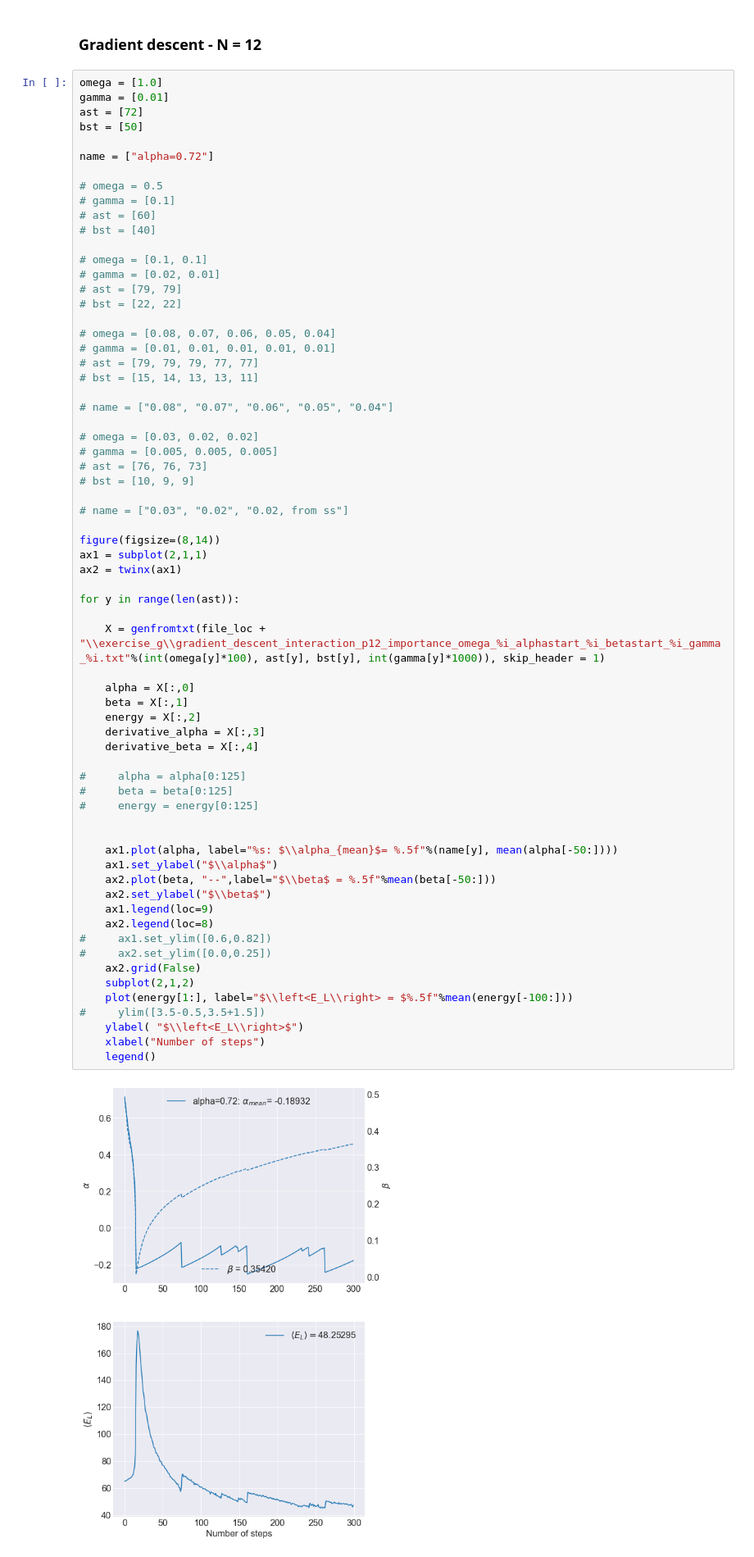
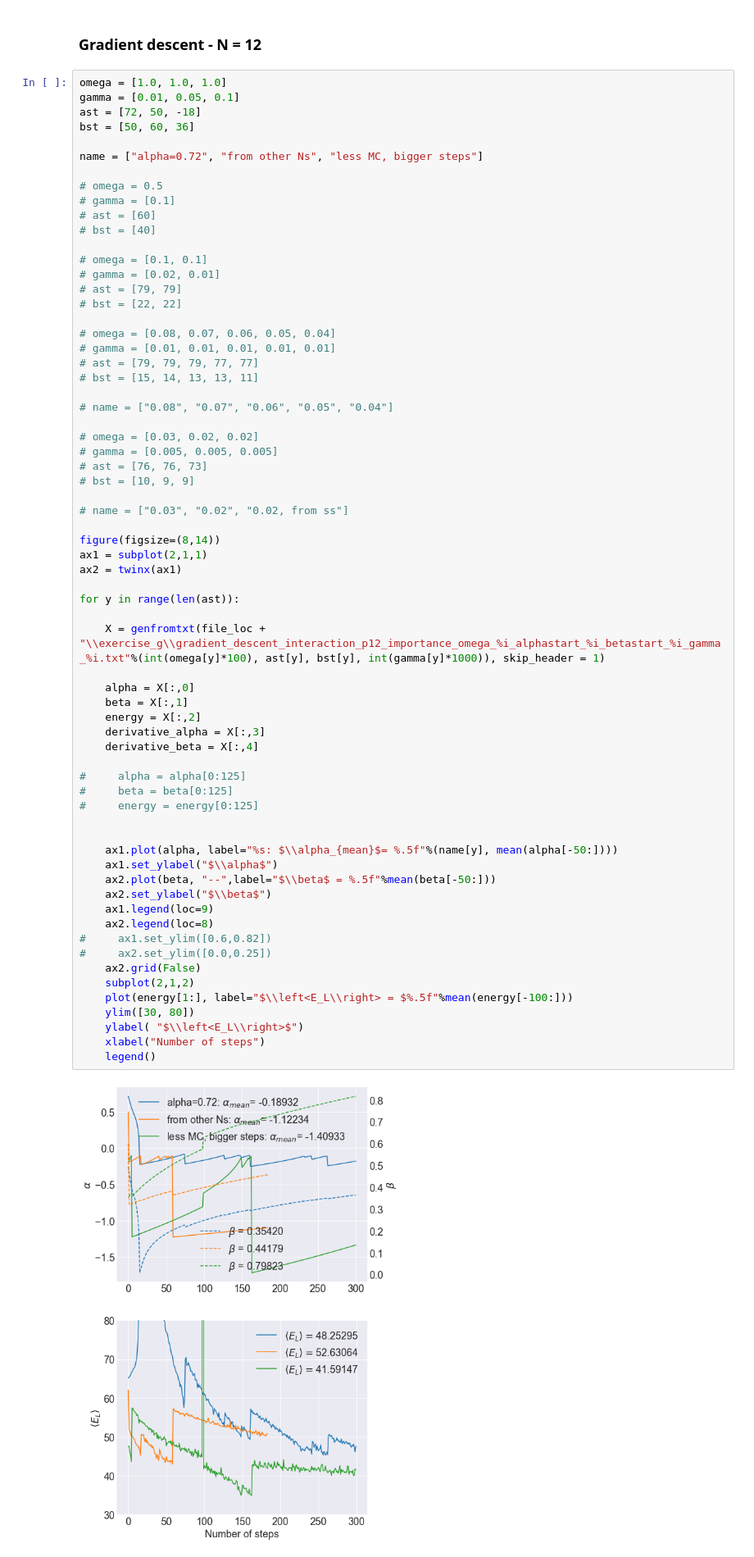
Before and after one commit to vildemjo/vmc_fermions, a Jupyter notebook: analysisscripts/plotting.ipynb, the cells around one changed output. Shown at 82% size. Drawn from its saved outputs; the diff is of its cells as text.

```diff
--- a/analysisscripts/plotting.ipynb
+++ b/analysisscripts/plotting.ipynb
@@ -266,12 +266,12 @@ for y in range(len(ast)):
 # %% [markdown]
 ### Gradient descent - N = 12
 # %%
-omega = [1.0]
-gamma = [0.01]
-ast = [72]
-bst = [50]
+omega = [1.0, 1.0, 1.0]
+gamma = [0.01, 0.05, 0.1]
+ast = [72, 50, -18]
+bst = [50, 60, 36]
 
-name = ["alpha=0.72"]
+name = ["alpha=0.72", "from other Ns", "less MC, bigger steps"]
 
 # omega = 0.5
 # gamma = [0.1]
@@ -304,32 +304,32 @@ ax2 = twinx(ax1)
 for y in range(len(ast)):
 
     X = genfromtxt(file_loc + "\\exercise_g\\gradient_descent_interaction_p12_importance_omega_%i_alphastart_%i_betastart_%i_gamma_%i.txt"%(int(omega[y]*100), ast[y], bst[y], int(gamma[y]*1000)), skip_header = 1)
 
     alpha = X[:,0]
     beta = X[:,1]
     energy = X[:,2]
     derivative_alpha = X[:,3]
     derivative_beta = X[:,4]
 
 #     alpha = alpha[0:125]
 #     beta = beta[0:125]
 #     energy = energy[0:125]
 
 
     ax1.plot(alpha, label="%s: $\\alpha_{mean}$= %.5f"%(name[y], mean(alpha[-50:])))
     ax1.set_ylabel("$\\alpha$")
     ax2.plot(beta, "--",label="$\\beta$ = %.5f"%mean(beta[-50:]))
     ax2.set_ylabel("$\\beta$")
     ax1.legend(loc=9)
     ax2.legend(loc=8)
 #     ax1.set_ylim([0.6,0.82])
 #     ax2.set_ylim([0.0,0.25])
     ax2.grid(False)
     subplot(2,1,2)
     plot(energy[1:], label="$\\left<E_L\\right> = $%.5f"%mean(energy[-100:]))
-#     ylim([3.5-0.5,3.5+1.5])
+    ylim([30, 80])
     ylabel( "$\\left<E_L\\right>$")
     xlabel("Number of steps")
     legend()
 # %% [output]
-[figure, old version]
+[figure, new version]
```
Also changed, not shown: parts of 10 cells of this notebook, 19 other files.
